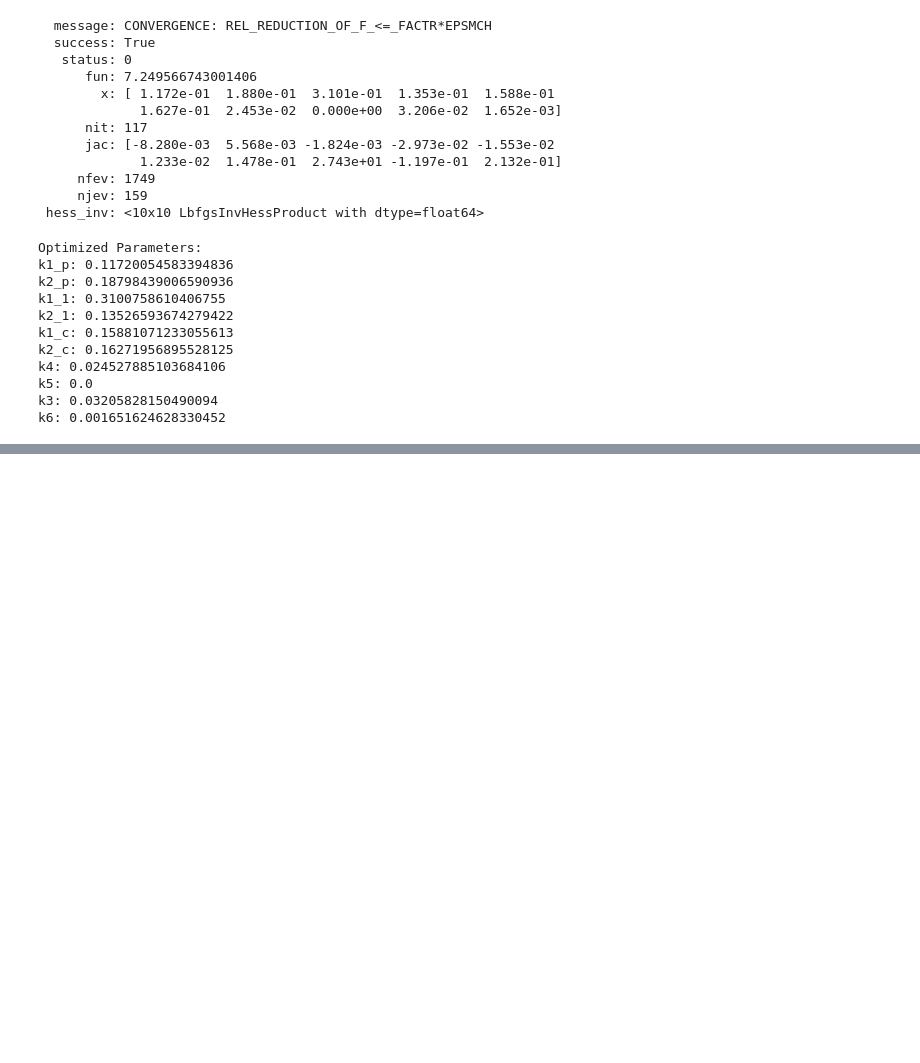
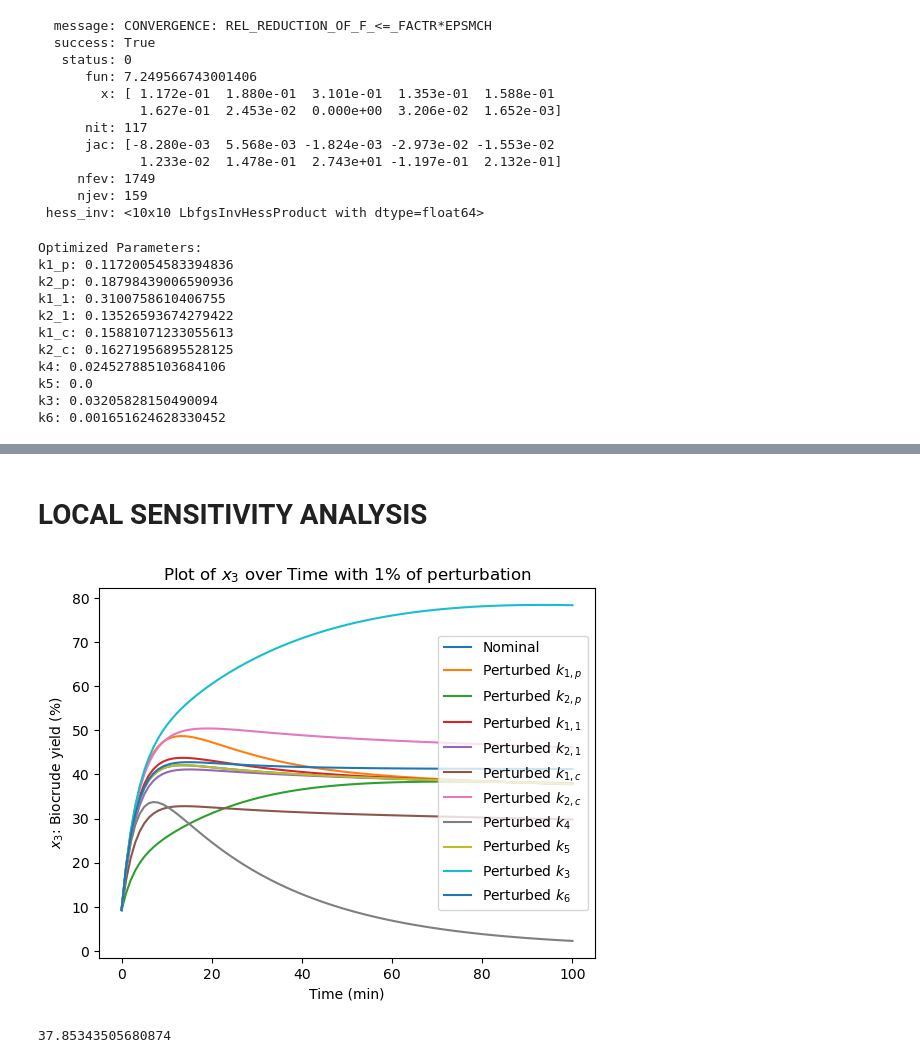
Before and after one commit to BeltranVV/Project2, a Jupyter notebook: Project_2_V2.ipynb, the cells around one changed output, grey strips where cells are left out. Drawn from its saved outputs; the diff is of its cells as text; code cells hidden in the pictures; blank space fills up the shorter version.

Commit message:
Sensitivity analysis accomplished

```diff
--- a/Project_2_V2.ipynb
+++ b/Project_2_V2.ipynb
@@ -196,0 +218,2 @@ plt.show()
+# %% [markdown]
+# LOCAL SENSITIVITY ANALYSIS
@@ -196,0 +236,51 @@ plt.show()
+# %%
+perturbation_size = 0.01 #small change
+parameters = [k1_p_nominal, k2_p_nominal, k1_1_nominal, k2_1_nominal, k1_c_nominal, k2_c_nominal, k4_nominal, k5_nominal, k3_nominal, k6_nominal]
+perturbed_solutionk1_p = odeint(MyODEs, y0, t, args=(k1_p_nominal*perturbation_size, k2_p_nominal, k1_1_nominal, k2_1_nominal, k1_c_nominal, k2_c_nominal, k4_nominal, k5_nominal, k3_nominal, k6_nominal))
+perturbed_solutionk2_p = odeint(MyODEs, y0, t, args=(k1_p_nominal, k2_p_nominal*perturbation_size, k1_1_nominal, k2_1_nominal, k1_c_nominal, k2_c_nominal, k4_nominal, k5_nominal, k3_nominal, k6_nominal))
+perturbed_solutionk1_1 = odeint(MyODEs, y0, t, args=(k1_p_nominal, k2_p_nominal, k1_1_nominal*perturbation_size, k2_1_nominal, k1_c_nominal, k2_c_nominal, k4_nominal, k5_nominal, k3_nominal, k6_nominal))
+perturbed_solutionk2_1 = odeint(MyODEs, y0, t, args=(k1_p_nominal, k2_p_nominal, k1_1_nominal, k2_1_nominal*perturbation_size, k1_c_nominal, k2_c_nominal, k4_nominal, k5_nominal, k3_nominal, k6_nominal))
+perturbed_solutionk1_c = odeint(MyODEs, y0, t, args=(k1_p_nominal, k2_p_nominal, k1_1_nominal, k2_1_nominal, k1_c_nominal*perturbation_size, k2_c_nominal, k4_nominal, k5_nominal, k3_nominal, k6_nominal))
+perturbed_solutionk2_c = odeint(MyODEs, y0, t, args=(k1_p_nominal, k2_p_nominal, k1_1_nominal, k2_1_nominal, k1_c_nominal, k2_c_nominal*perturbation_size, k4_nominal, k5_nominal, k3_nominal, k6_nominal))
+perturbed_solutionk4 = odeint(MyODEs, y0, t, args=(k1_p_nominal, k2_p_nominal, k1_1_nominal, k2_1_nominal, k1_c_nominal, k2_c_nominal, k4_nominal*perturbation_size, k5_nominal, k3_nominal, k6_nominal))
+perturbed_solutionk5 = odeint(MyODEs, y0, t, args=(k1_p_nominal, k2_p_nominal, k1_1_nominal, k2_1_nominal, k1_c_nominal, k2_c_nominal, k4_nominal, k5_nominal*perturbation_size, k3_nominal, k6_nominal))
+perturbed_solutionk3 = odeint(MyODEs, y0, t, args=(k1_p_nominal, k2_p_nominal, k1_1_nominal, k2_1_nominal, k1_c_nominal, k2_c_nominal, k4_nominal, k5_nominal, k3_nominal*perturbation_size, k6_nominal))
+perturbed_solutionk6 = odeint(MyODEs, y0, t, args=(k1_p_nominal, k2_p_nominal, k1_1_nominal, k2_1_nominal, k1_c_nominal, k2_c_nominal, k4_nominal, k5_nominal, k3_nominal, k6_nominal*perturbation_size))
+# %%
+x3_nominal = nominal_solution[:, 4]
+
+x3_perturbedk1_p=perturbed_solutionk1_p[:, 4]
+x3_perturbedk2_p= perturbed_solutionk2_p[:, 4]
+x3_perturbedk1_1= perturbed_solutionk1_1[:, 4]
+x3_perturbedk2_1= perturbed_solutionk2_1[:, 4]
+x3_perturbedk1_c= perturbed_solutionk1_c[:, 4]
+x3_perturbedk2_c=perturbed_solutionk2_c[:, 4]
+x3_perturbedk4=perturbed_solutionk4[:, 4]
+x3_perturbedk5=perturbed_solutionk5[:, 4]
+x3_perturbedk3=perturbed_solutionk3[:, 4]
+x3_perturbedk6=perturbed_solutionk6[:, 4]
+# %%
+plt.plot(t, x3_nominal, label='Nominal')
+plt.plot(t, x3_perturbedk1_p, label='Perturbed $k_{1,p}$')
+plt.plot(t, x3_perturbedk2_p, label='Perturbed $k_{2,p}$')
+plt.plot(t, x3_perturbedk1_1, label='Perturbed $k_{1,1}%$')
+plt.plot(t, x3_perturbedk2_1, label='Perturbed $k_{2,1}$')
+plt.plot(t, x3_perturbedk1_c, label='Perturbed $k_{1,c}$')
+plt.plot(t, x3_perturbedk2_c, label='Perturbed $k_{2,c}$')
+plt.plot(t, x3_perturbedk4, label='Perturbed $k_4$')
+plt.plot(t, x3_perturbedk5, label='Perturbed $k_5$')
+plt.plot(t, x3_perturbedk3, label='Perturbed $k_3$')
+plt.plot(t, x3_perturbedk6, label='Perturbed $k_6$')
+
+# Adding labels and title
+plt.xlabel('Time (min)')
+plt.ylabel('$x_3$: Biocrude yield (%)')
+plt.title('Plot of $x_3$ over Time with 1% of perturbation')
+plt.savefig('smallchange.png')
+plt.legend();
+# %% [output]
+[figure, added]
+# %%
+print(x3_nominal[-1])
+# %% [output]
+37.85343505680874
```
Also changed, not shown: parts of 21 cells of this notebook.
